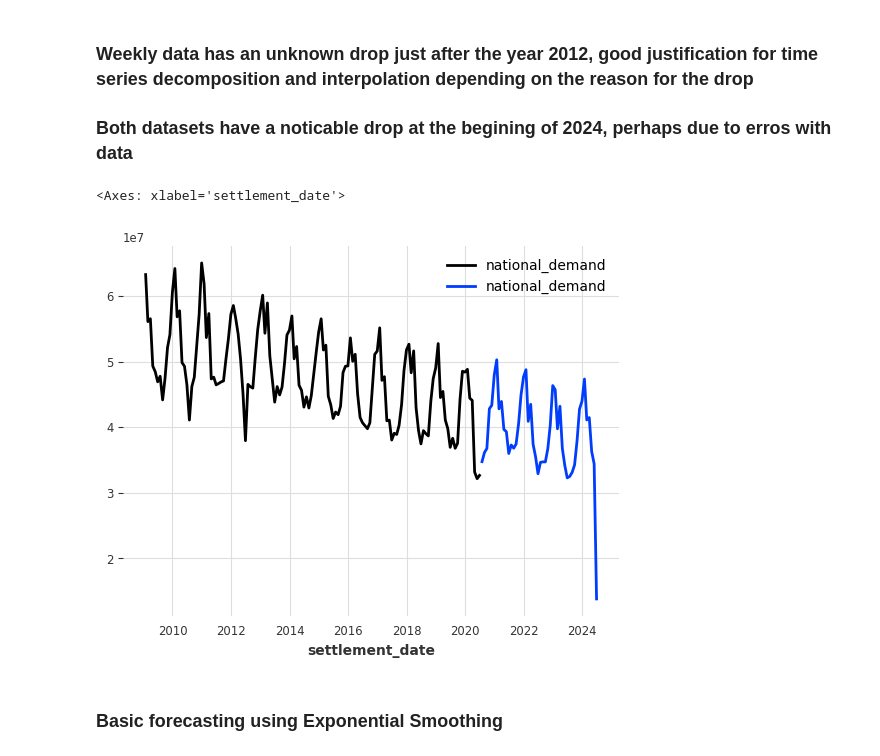
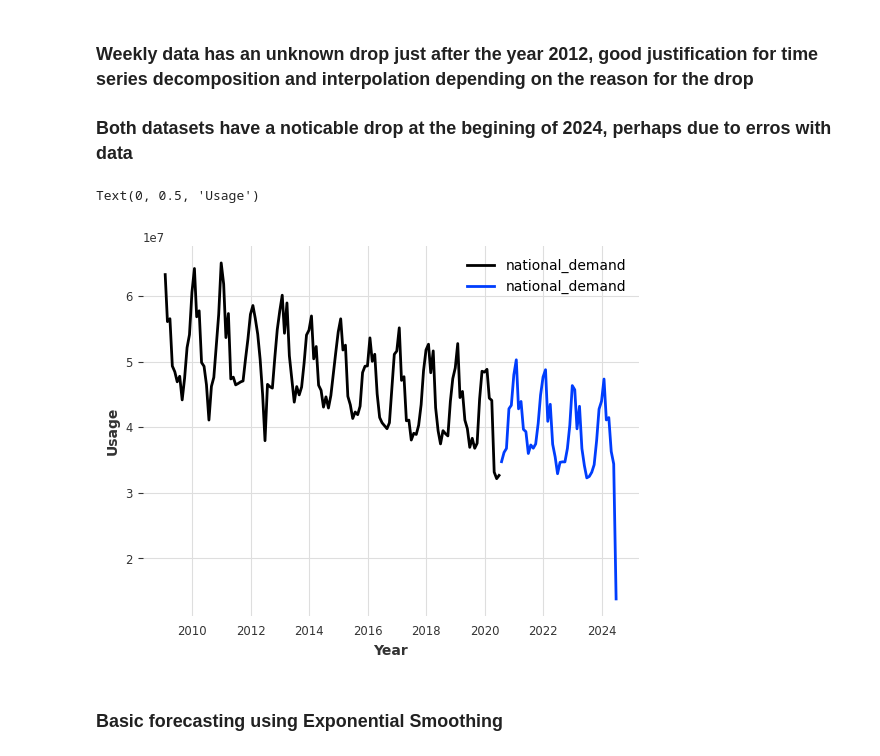
Before and after one commit to neilmartindev/national-grid-forecasting, a Jupyter notebook: nationalgrid.ipynb, the cells around one changed output. Cells and saved outputs as stored; diff of their text form; code cells hidden in the pictures.

```diff
--- a/nationalgrid.ipynb
+++ b/nationalgrid.ipynb
@@ -170,10 +170,12 @@ ts = TimeSeries.from_series(df_monthly)
 # %%
 train, val = ts[:-48], ts[-48:]
 train.plot()
 val.plot()
+plt.xlabel('Year')
+plt.ylabel('Usage')
 # %% [output]
-<Axes: xlabel='settlement_date'>
+Text(0, 0.5, 'Usage')
-[figure, old version]
+[figure, new version]
 # %% [markdown]
 ### Basic forecasting using Exponential Smoothing
 # %%
```
Also changed, not shown: parts of 3 cells of this notebook.
